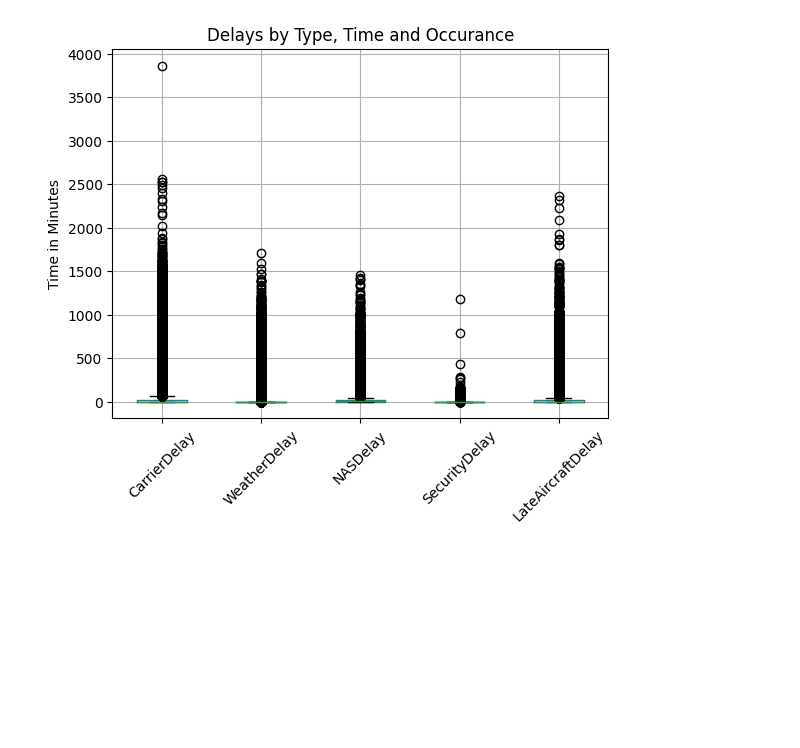
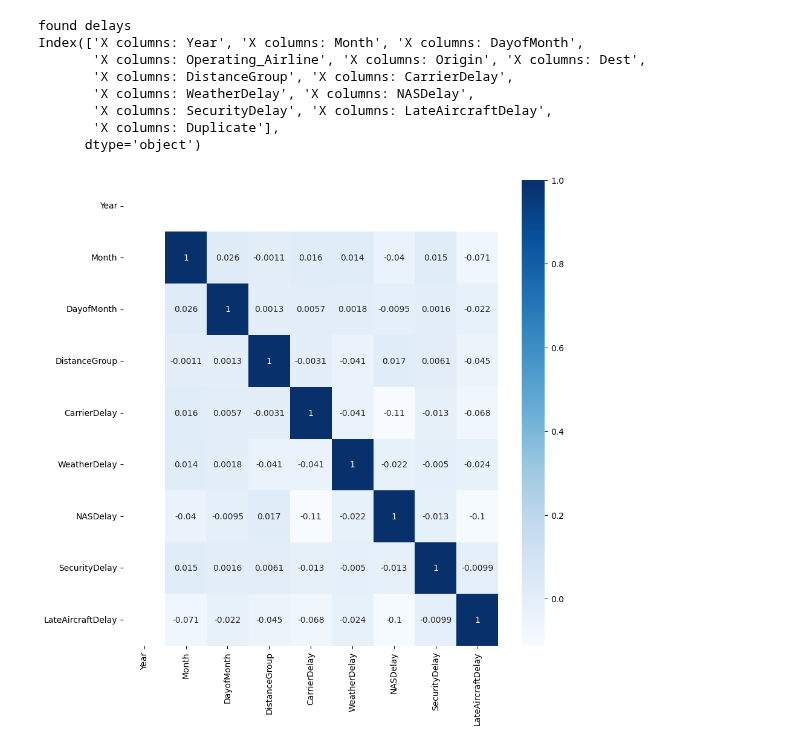
Before and after one commit to Noobify2012/CS6140-final-project, a Jupyter notebook: exploration/exploring.ipynb, the cells around one changed output. Saved outputs shown, nothing was run; the diff lists cells and outputs as text; code cells hidden in the pictures; blank space fills up the shorter version.

Commit message:
now able to build feature selection heatmap

```diff
--- a/exploration/exploring.ipynb
+++ b/exploration/exploring.ipynb
@@ -1,28 +1,60 @@
 # %%
 import pandas as pd
 import os
 import numpy as np
+import seaborn as sns
+import matplotlib.pyplot as plt
 from final_project import builder, loader
 
 
 # df = loader.get_df(file="Flights_2018_1.csv")
 # searchString = "Flights_2018_1.csv"
 searchString = "2020"
 
-df = loader.get_df(year=searchString)
+dfs = loader.get_df(year=searchString)
 # # print(df.columns)
 # # df.head()
-dfs = builder.columnManager(df)
-builder.runEDA(dfs,searchString)
+# dfs = builder.columnManager(df)
+# builder.runEDA(dfs,searchString)
 # builder.boxplotData(dfs,searchString)
 # builder.airlineAnalysis(dfs)
 # builder.originAnalysis(df, 20)
 # builder.destAnalysis(df, 20)
 
 # if 'Duplicate' in df.columns:
 #     print("found duplicate")
 
 # dfs = builder.encodeFrame(df)
 # print(dfs.columns)
+
+# dfs = builder.encodeFrame(dfs)
+data = dfs
+# X = data[['Year', 'Month', 'DayofMonth', 'Operating_Airline', 'Origin', 'Dest',  'DistanceGroup', 'CarrierDelay', 'WeatherDelay', 'NASDelay', 'SecurityDelay', 'LateAircraftDelay']].copy()  #independent columns
+Y = data[['ArrDel15']].copy()    #target column i.e price range
+if 'ArrDel15' in data:
+    print("found delays")
+data = data.drop(columns=['ArrDel15'])
+if 'ArrDel15' in data:
+    print("found delays again")
+X = data.copy()
+# X = data.drop(['ArrDel15']) #independent columns
+
+
+
+#get correlations of each features in dataset
+print("X columns: " + X.columns)
+corrmat = data.corr()
+top_corr_features = corrmat.index
+plt.figure(figsize=(10,10))
+#plot heat map
+g=sns.heatmap(data[top_corr_features].corr(),annot=True,cmap="Blues")
 # %% [output]
+found delays
+Index(['X columns: Year', 'X columns: Month', 'X columns: DayofMonth',
+       'X columns: Operating_Airline', 'X columns: Origin', 'X columns: Dest',
+       'X columns: DistanceGroup', 'X columns: CarrierDelay',
+       'X columns: WeatherDelay', 'X columns: NASDelay',
+       'X columns: SecurityDelay', 'X columns: LateAircraftDelay',
+       'X columns: Duplicate'],
+      dtype='object')
-[figure, old version]
+[figure, new version]
```
Also changed, not shown: 3 other files.
